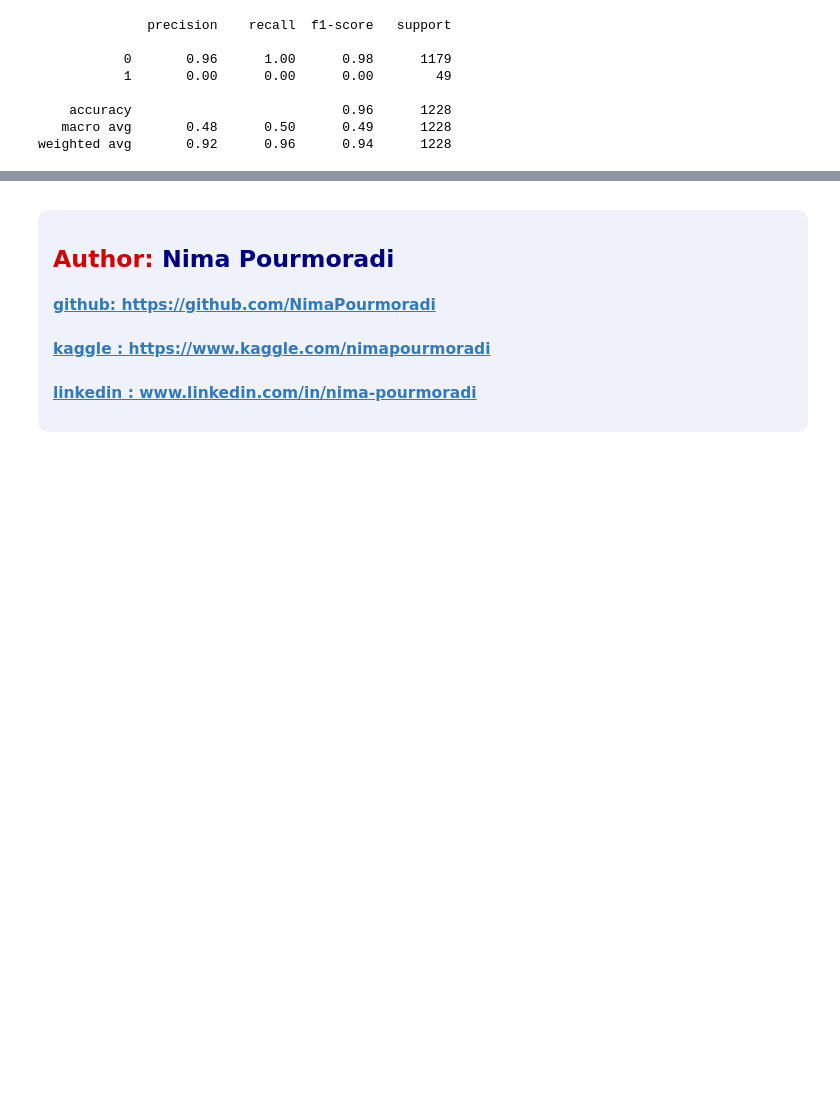
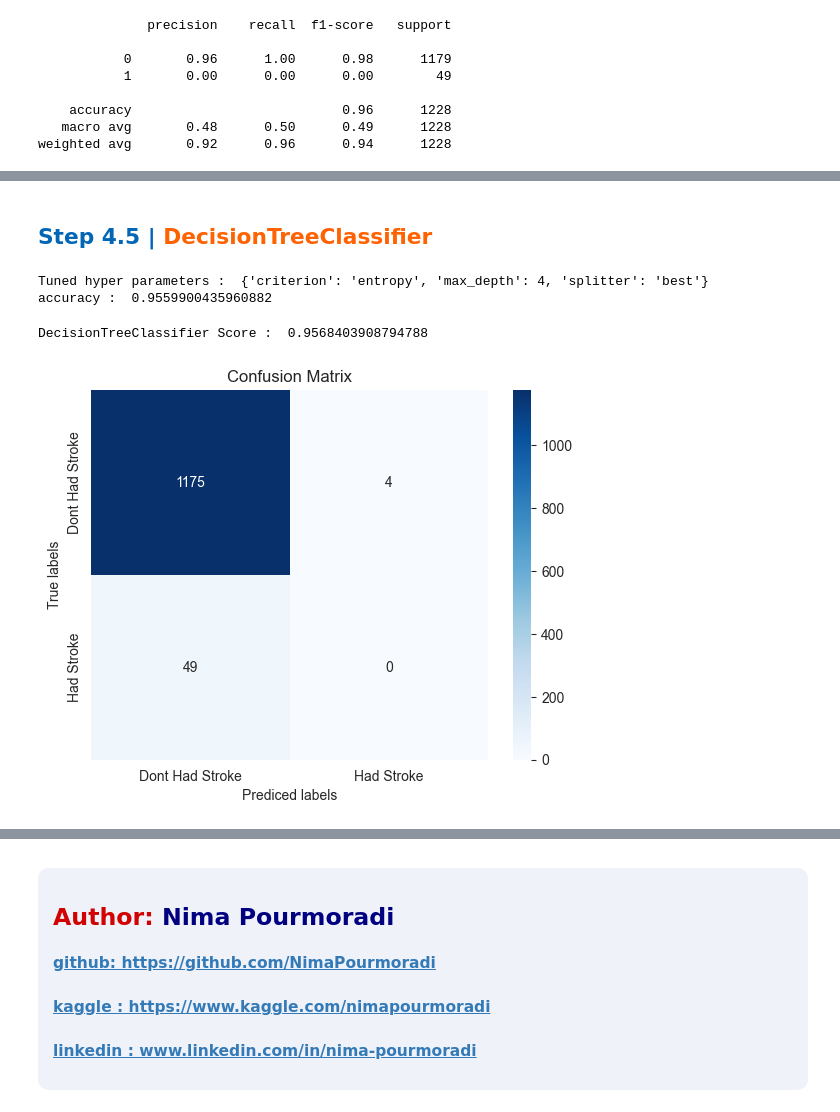
Before and after one commit to NimaPourmoradi/Healthcare_Dataset_Stroke_Data, a Jupyter notebook: Healthcare_Dataset_Stroke.ipynb, the cells around one changed output, grey strips where cells are left out. Cells and saved outputs as stored; diff of their text form; code cells hidden in the pictures; blank space fills up the shorter version.

Commit message:
modeling 2
+ Logistic Regression
+ SVC
+ Decision Tree
+ KNN

```diff
--- a/Healthcare_Dataset_Stroke.ipynb
+++ b/Healthcare_Dataset_Stroke.ipynb
@@ -442,0 +526,28 @@ weighted avg       0.92      0.96      0.94      1228
+# %% [markdown]
+<a id="tree"></a>
+<h2><b><span style="color:#0266b7">Step 4.5 | </span><span style="color:#ff6200"> DecisionTreeClassifier</span></b></h2>
+# %%
+parameters = {
+    'criterion' : ['gini', 'entropy', 'log_loss'],
+    'splitter' : ['best', 'random'],
+    'max_depth' : list(np.arange(4, 30, 1))
+        }
+
+tree = DecisionTreeClassifier()
+tree_cv = GridSearchCV(estimator=tree, cv=10, param_grid=parameters).fit(X_train, y_train)
+
+print('Tuned hyper parameters : ', tree_cv.best_params_)
+print('accuracy : ', tree_cv.best_score_)
+# %% [output]
+Tuned hyper parameters :  {'criterion': 'entropy', 'max_depth': 4, 'splitter': 'best'}
+accuracy :  0.9559900435960882
+# %%
+y_pred_tree = tree_cv.predict(X_test)
+tree_cv_score = tree_cv.score(X_test, y_test)
+print('DecisionTreeClassifier Score : ', tree_cv_score)
+# %% [output]
+DecisionTreeClassifier Score :  0.9568403908794788
+# %%
+plot_confusion_matrix(y_test, y_pred_tree)
+# %% [output]
+[figure, added]
```
Also changed, not shown: parts of 23 cells of this notebook.
